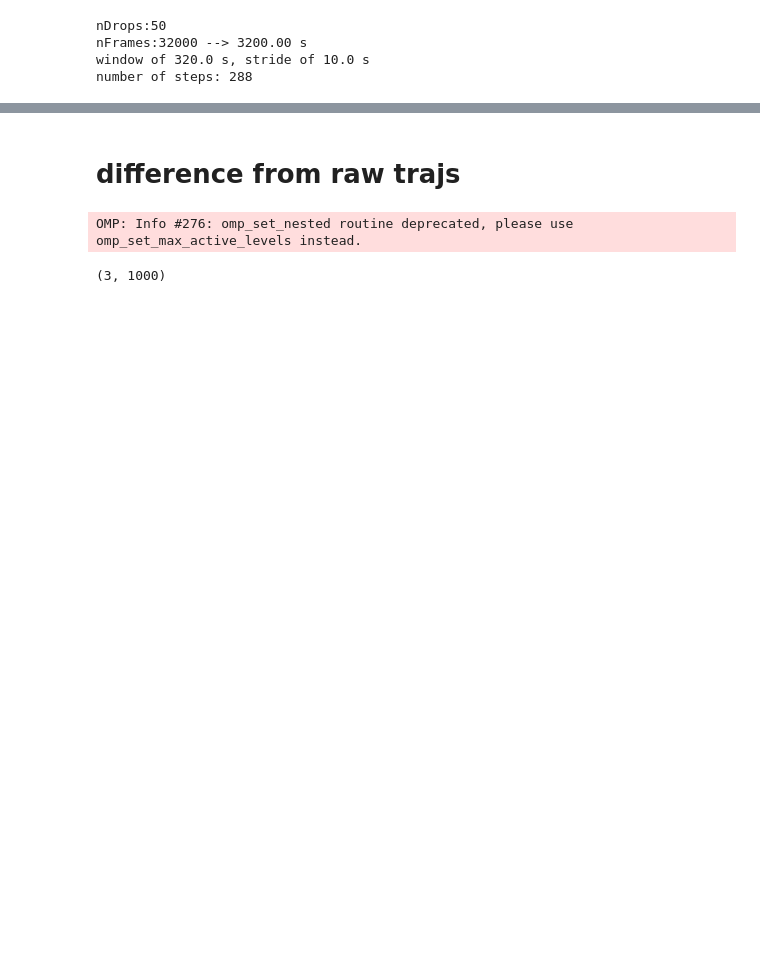
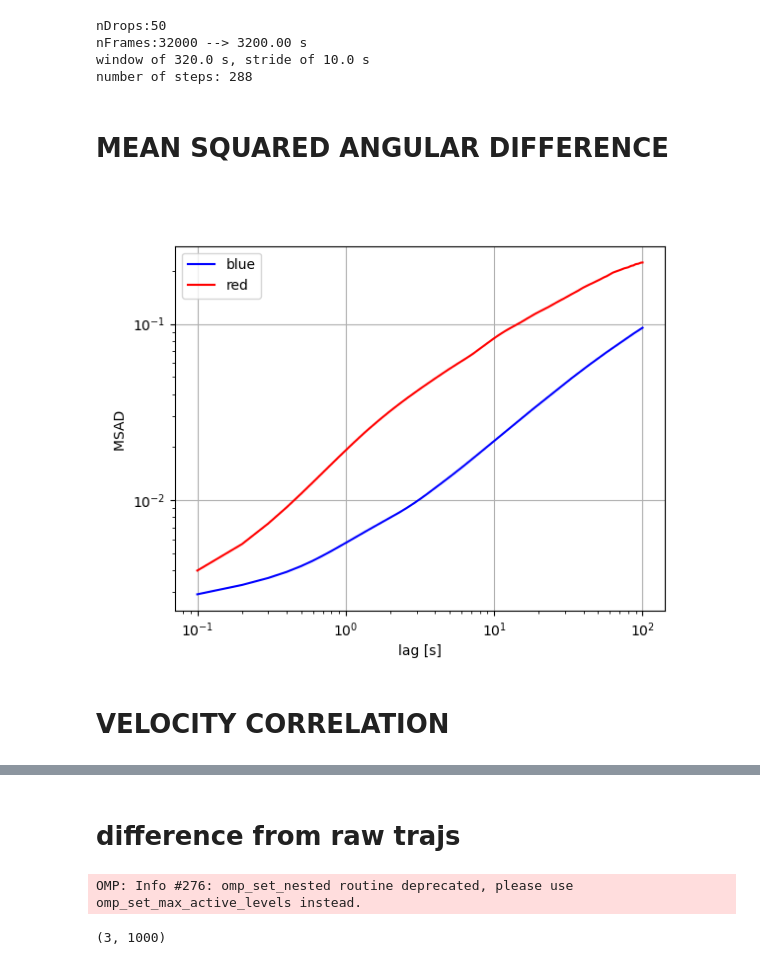
Before and after one commit to skandiz/MasterThesis, a Jupyter notebook: analysis/dev.ipynb, the cells around one changed output, grey strips where cells are left out. Drawn from its saved outputs; the diff is of its cells as text; code cells hidden in the pictures; blank space fills up the shorter version.

```diff
--- a/analysis/dev.ipynb
+++ b/analysis/dev.ipynb
@@ -72 +67,36 @@ v_b = get_velocities(blueTrajs)
+# %% [markdown]
+# MEAN SQUARED ANGULAR DIFFERENCE
+# %%
+def get_msad(maxLagtime, r):
+    current_msd = np.empty(maxLagtime)
+    for lag_ in prange(1, maxLagtime + 1):
+        x_ = np.sum(r[lag_:] * r[:-lag_], axis=1) / (np.linalg.norm(r[lag_:], axis=1)*np.linalg.norm(r[:-lag_], axis=1))
+        temp = np.arccos( np.clip(x_, -1, 1) )
+        current_msd[lag_ - 1] = np.mean(temp)
+    return current_msd
+# %%
+# mean squared angular displacement
+blueTrajs, redTraj = get_trajs(nDrops, red_particle_idx, rawTrajs)
+maxLagtime = 1000
+msad = np.empty((len(blueTrajs), maxLagtime))
+for i in tqdm(range(len(blueTrajs))):
+    r = np.array(blueTrajs[i].r)
+    current_msd = get_msad(maxLagtime, r)
+    msad[i] = current_msd
+msad_b = np.mean(msad, axis=0)
+msad_b_std = np.std(msad, axis=0)
+
+msad_r = get_msad(maxLagtime, np.array(redTraj[0].r))
+# %%
+fig, ax = plt.subplots()
+ax.plot(np.arange(1, maxLagtime+1, 1)/10, msad_b, 'b', label="blue")
+ax.plot(np.arange(1, maxLagtime+1, 1)/10, msad_r, 'r', label="red")
+ax.legend()
+ax.grid()
+ax.set(xlabel="lag [s]", ylabel="MSAD ", xscale="log", yscale="log")
+plt.show()
+# %% [output]
+[figure, added]
+# %% [markdown]
+# VELOCITY CORRELATION
 # %%
```
Also changed, not shown: parts of 8 cells of this notebook, 19 other files.
